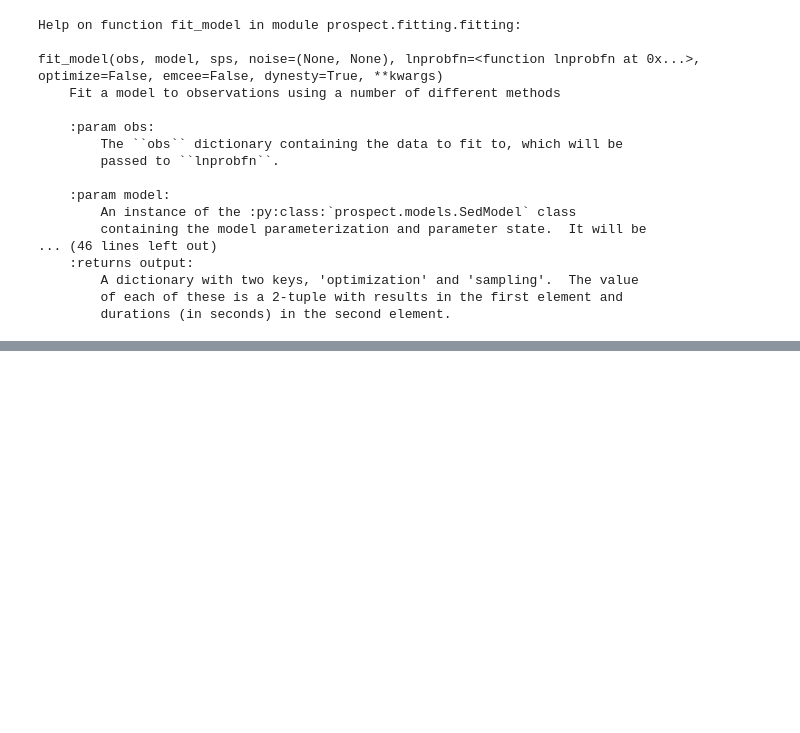
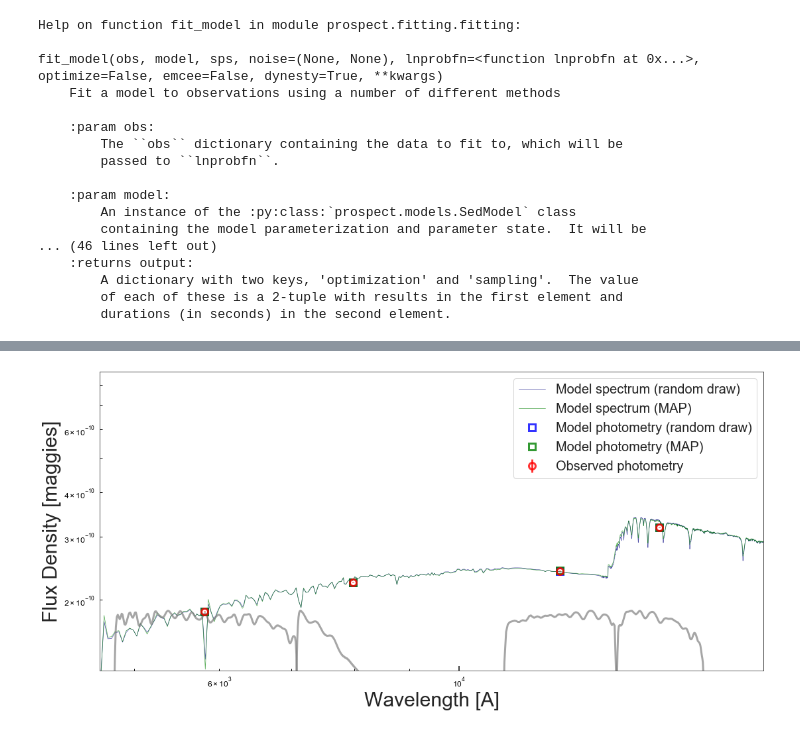
Before and after one commit to pyaritra/J1059, a Jupyter notebook: Untitled.ipynb, the cells around one changed output, grey strips where cells are left out. Cells and saved outputs as stored; diff of their text form; code cells hidden in the pictures; blank space fills up the shorter version.

```diff
--- a/Untitled.ipynb
+++ b/Untitled.ipynb
@@ -847,0 +944,50 @@ NameError: name 'output' is not defined
+# %%
+# randomly chosen parameters from chain
+randint = np.random.randint
+if results_type == "emcee":
+    nwalkers, niter = run_params['nwalkers'], run_params['niter']
+    theta = result['chain'][randint(nwalkers), randint(niter)]
+else:
+    theta = result["chain"][randint(len(result["chain"]))]
+
+# generate models
+# sps = reader.get_sps(result)  # this works if using parameter files
+mspec, mphot, mextra = model.mean_model(theta, obs, sps=sps)
+mspec_map, mphot_map, _ = model.mean_model(theta_max, obs, sps=sps)
+
+# Make plot of data and model
+figure(figsize=(16,8))
+
+loglog(wspec, mspec, label='Model spectrum (random draw)',
+       lw=0.7, color='navy', alpha=0.7)
+loglog(wspec, mspec_map, label='Model spectrum (MAP)',
+       lw=0.7, color='green', alpha=0.7)
+errorbar(wphot, mphot, label='Model photometry (random draw)',
+         marker='s', markersize=10, alpha=0.8, ls='', lw=3,
+         markerfacecolor='none', markeredgecolor='blue',
+         markeredgewidth=3)
+errorbar(wphot, mphot_map, label='Model photometry (MAP)',
+         marker='s', markersize=10, alpha=0.8, ls='', lw=3,
+         markerfacecolor='none', markeredgecolor='green',
+         markeredgewidth=3)
+errorbar(wphot, obs['maggies'], yerr=obs['maggies_unc'],
+         label='Observed photometry', ecolor='red',
+         marker='o', markersize=10, ls='', lw=3, alpha=0.8,
+         markerfacecolor='none', markeredgecolor='red',
+         markeredgewidth=3)
+
+# plot transmission curves
+for f in obs['filters']:
+    w, t = f.wavelength.copy(), f.transmission.copy()
+    t = t / t.max()
+    t = 10**(0.2*(np.log10(ymax/ymin)))*t * ymin
+    loglog(w, t, lw=3, color='gray', alpha=0.7)
+
+xlabel('Wavelength [A]')
+ylabel('Flux Density [maggies]')
+xlim([xmin, xmax])
+ylim([ymin, ymax])
+legend(loc='best', fontsize=20)
+tight_layout()
+# %% [output]
+[figure, added]
```
Also changed, not shown: parts of 10 cells of this notebook.
